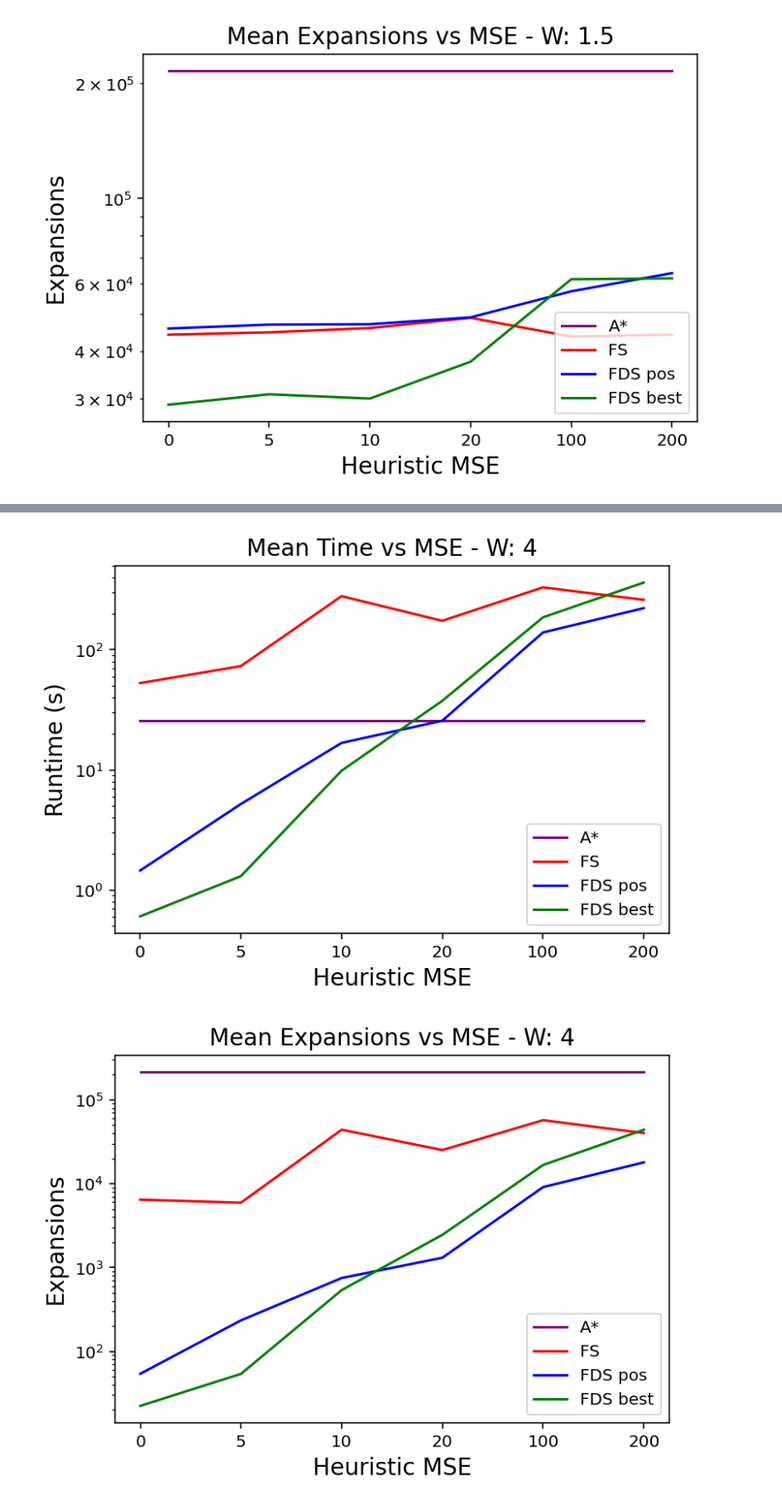
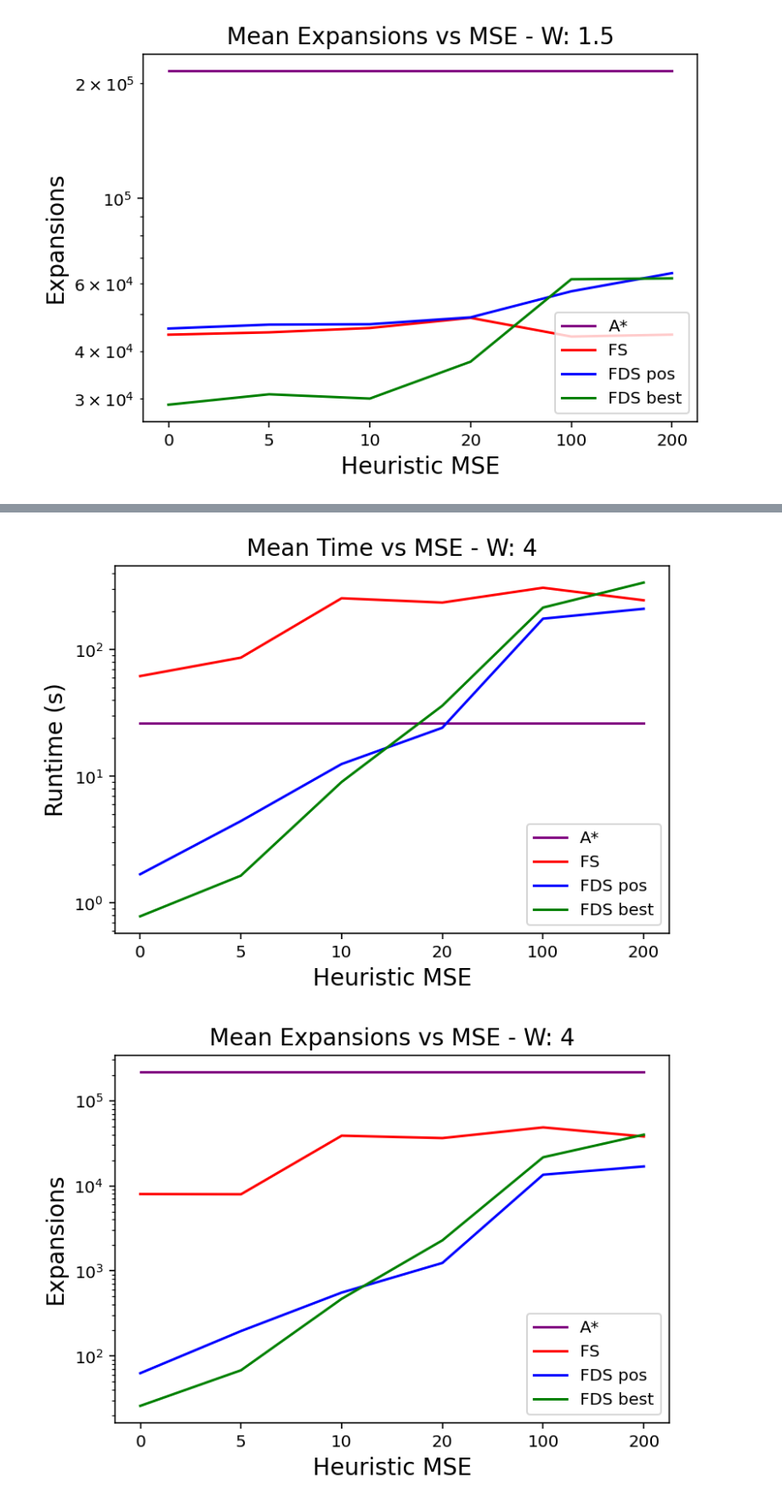
Before and after one commit to anais-mv/ipre-anais, a Jupyter notebook: gráficos + pos + best.ipynb, the cells around one changed output, grey strips where cells are left out. Shown at 85% size. Saved outputs shown, nothing was run; the diff lists cells and outputs as text; code cells hidden in the pictures.

```diff
--- a/gráficos + pos + best.ipynb
+++ b/gráficos + pos + best.ipynb
@@ -314,6 +314,6 @@ graficar(ejemplo5_w2, 2, 12, True)
 # %%
 ejemplo5_w4 = "dato_2023-08-15 21.01.16.706762_--can_prop=18--can_op=100--rango=3--max_add=2--min_ap=7--weight=4__"
-graficar(ejemplo5_w4, 4, 12, True)
+graficar(ejemplo5_w4, 4, 22, True)
 # %% [output]
-[figure, old version]
+[figure, new version]
-[figure, old version]
+[figure, new version]
```
Also changed, not shown: parts of 1 cell of this notebook.
